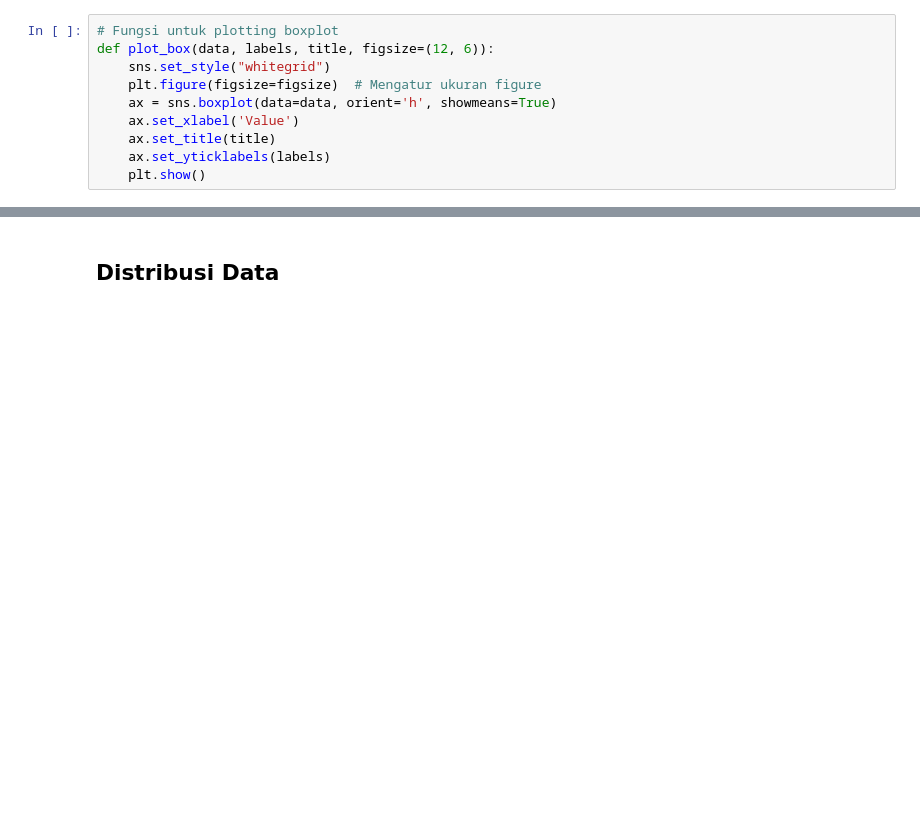
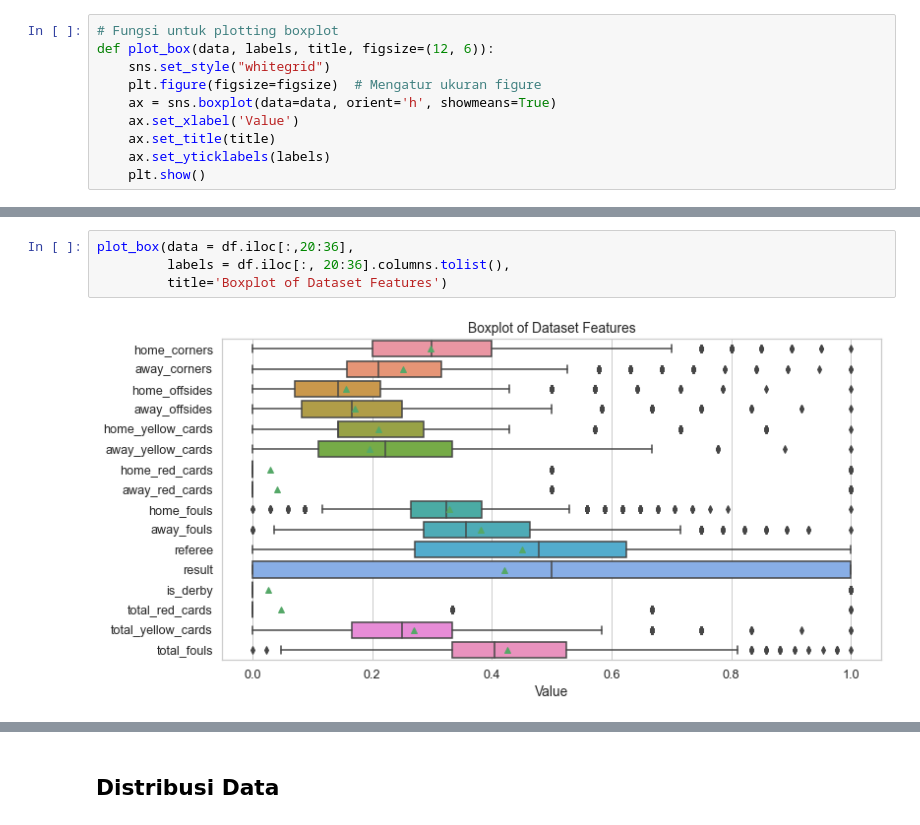
Before and after one commit to TheOX027/Premier-League-2022-2023-Streamlit-App, a Jupyter notebook: predict_matches_4.ipynb, the cells around one changed output, grey strips where cells are left out. Drawn from its saved outputs; the diff is of its cells as text; blank space fills up the shorter version.

```diff
--- a/predict_matches_4.ipynb
+++ b/predict_matches_4.ipynb
@@ -317,0 +489,6 @@ def plot_box(data, labels, title, figsize=(12, 6)):
+# %%
+plot_box(data = df.iloc[:,20:36],
+         labels = df.iloc[:, 20:36].columns.tolist(),
+         title='Boxplot of Dataset Features')
+# %% [output]
+[figure, added]
```
Also changed, not shown: parts of 31 cells of this notebook.
